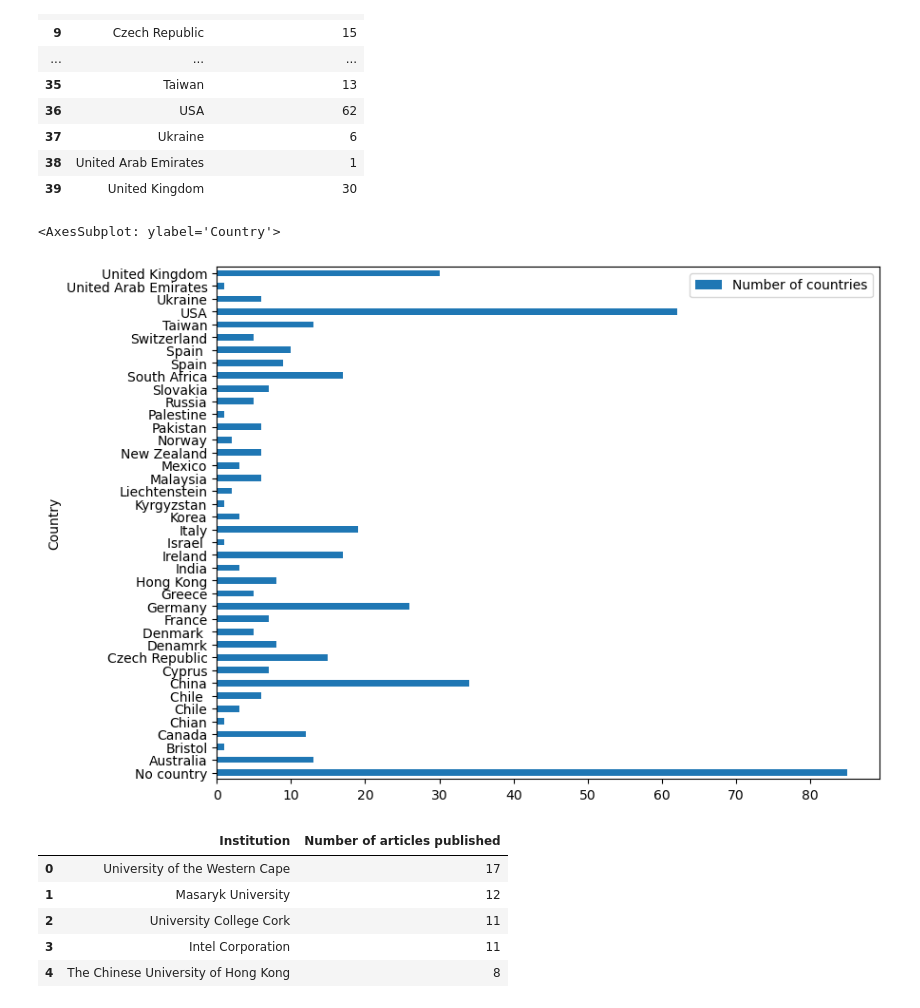
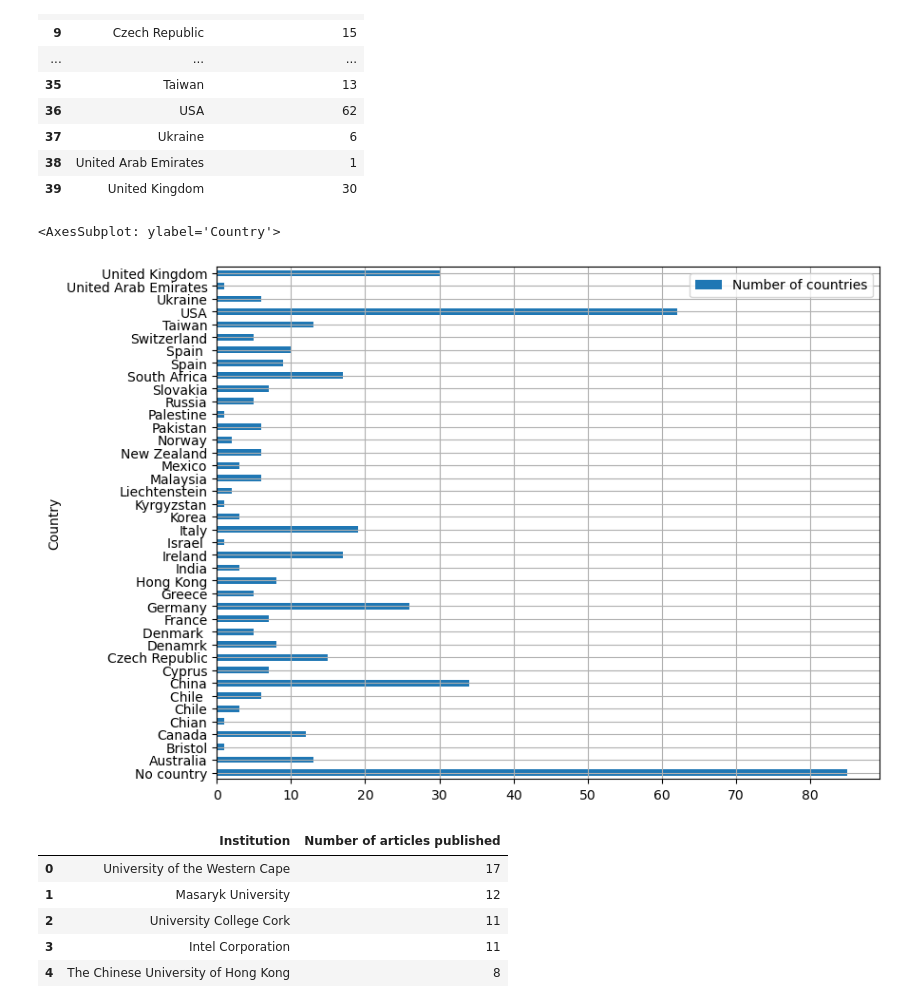
Before and after one commit to linyanna/multimodal-machine-learning, a Jupyter notebook: Assignment 1/Assignment1_pt1.ipynb, the cells around one changed output. Drawn from its saved outputs; the diff is of its cells as text; code cells hidden in the pictures.

```diff
--- a/Assignment 1/Assignment1_pt1.ipynb
+++ b/Assignment 1/Assignment1_pt1.ipynb
@@ -83,10 +83,10 @@ publication_country_df
 | 38 | United Arab Emirates | 1 |
 | 39 | United Kingdom | 30 |
 # %%
-publication_country_df.plot.barh(x='Country', y='Number of countries', figsize=(9,7))
+publication_country_df.plot.barh(x='Country', y='Number of countries', figsize=(9,7), grid=True)
 # %% [output]
 <AxesSubplot: ylabel='Country'>
-[figure, old version]
+[figure, new version]
 # %%
 # What are the top 5 institutions that have the most published articles in this area?
 
```
Also changed, not shown: parts of 2 cells of this notebook, 5 other files.
